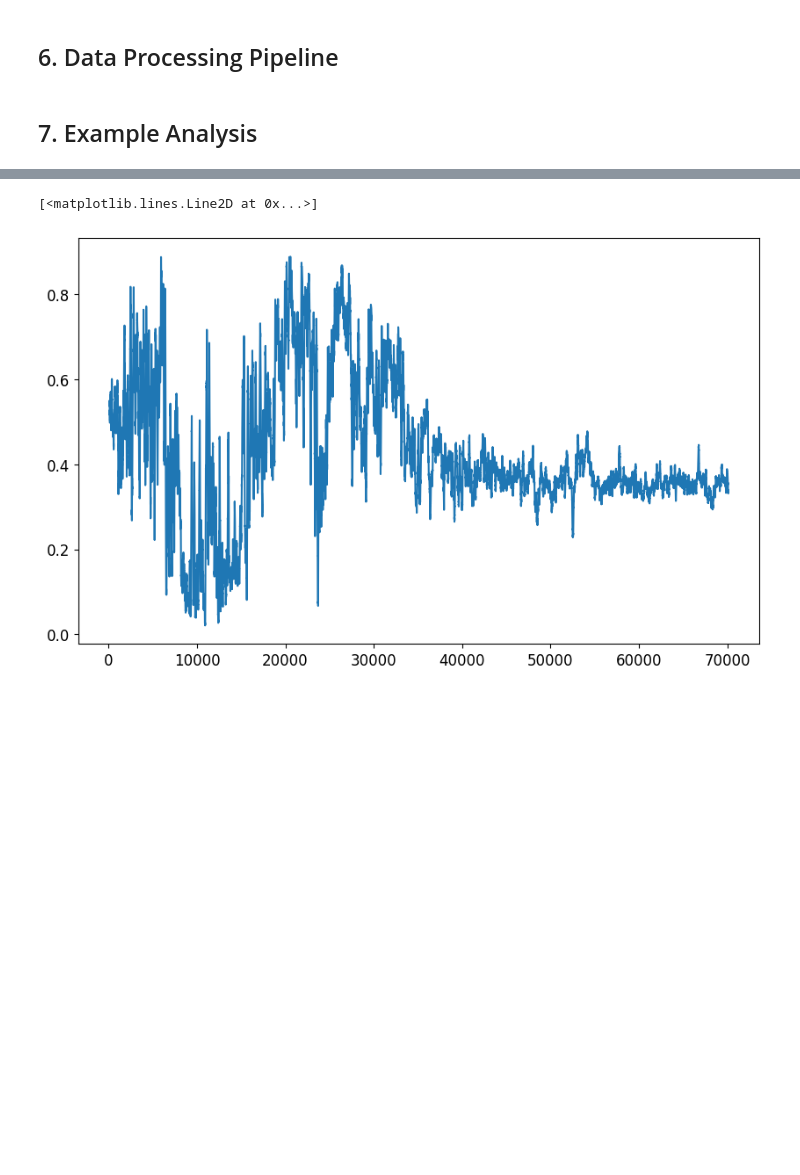
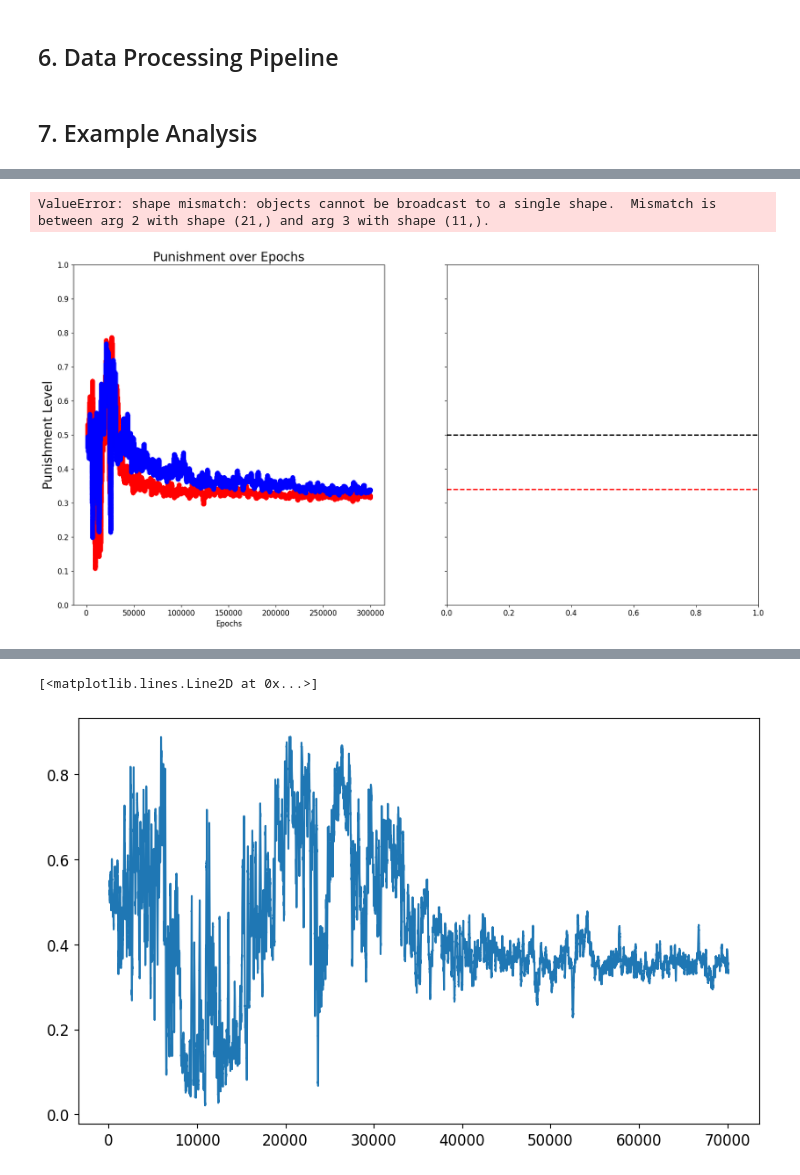
Before and after one commit to social-ai-uoft/sorrel, a Jupyter notebook: sorrel/examples/state_punishment/analysis/analysis.ipynb, the cells around one changed output, grey strips where cells are left out. Cells and saved outputs as stored; diff of their text form; code cells hidden in the pictures; blank space fills up the shorter version.

```diff
--- a/sorrel/examples/state_punishment/analysis/analysis.ipynb
+++ b/sorrel/examples/state_punishment/analysis/analysis.ipynb
@@ -478,3 +510,58 @@ print(f"Coefficients: {regression_results['coefficients']}")
+# %%
+# plot 2 subplots: on the left, the average punishment over time, with x axis as time, y axis as average punishment; one the right, sharing the same y axis, with x axis being reward values (barh)
+
+import matplotlib.pyplot as plt
+
+folders = os.listdir('res')
+
+# Example data
+punishment_levels = pd.read_csv('res/collective_harm_state_punishment_respawn_0.005_vision_4_map_10_composite_views_False_multi_env_True__3agents_20250924-001840/Global_average_punishment_level_data.csv')['Value']
+punishment_levels = punishment_levels.rolling(window=1000).mean()
+epochs = list(range(len(punishment_levels)))
+rewards = []
+for i in range(11):
+    i *= 0.1
+    i = round(i, 1)
+    has_f = False
+    for idx, f in enumerate(folders):
+        if f'punish{i}' in f:
+            reward = pd.read_csv(f'res/{f}/Mean_mean_individual_score_data.csv')['Value'][-1000:].mean()
+            rewards.append(reward)
+            has_f = True
+    if not has_f:
+        rewards.append(0)
+
+punishment_levels2 = pd.read_csv('res/collective_harm_state_punishment_respawn_0.005_vision_4_map_10_composite_views_False_multi_env_True__2agents_20250923-143956/Global_average_punishment_level_data.csv')['Value']
+punishment_levels2 = punishment_levels2.rolling(window=1000).mean()
+epochs2 = list(range(len(punishment_levels2)))
+
+# Create subplots: 1 row, 2 columns, share y-axis
+fig, (ax1, ax2) = plt.subplots(1, 2, sharey=True, figsize=(20, 10))
+ax1.plot(epochs2, punishment_levels2, marker='o', color="red")
+# Left subplot: line plot (Epochs vs Punishment)
+ax1.plot(epochs, punishment_levels, marker='o', color="blue")
+ticks = np.arange(0, 1.1, 0.1)
+ax1.set_yticks(ticks)
+ax1.set_yticklabels([f"{tick:.1f}" for tick in ticks])
+ax1.set_xlabel("Epochs")
+ax1.set_ylabel("Punishment Level", fontsize=20)
+ax1.set_title("Punishment over Epochs", fontsize=20)
+
+ax2.axhline(np.mean(punishment_levels[-20000:]), color='red', linestyle='--', linewidth=2, label='Mean punishment over last 20k epochs')
+ax2.axhline(np.argmax(rewards)*0.1, color='black', linestyle='--', linewidth=2, label='Best punishment level')
+# Right subplot: bar plot (Reward vs Punishment)
+ax2.barh(ticks, rewards, alpha=0.7, height=0.06)
+ax2.plot(rewards, ticks, alpha=0.7, linewidth=4, marker='o', color="grey")
+ax2.set_xlabel("Reward Value", fontsize=20)
+ax2.set_title("Reward by punishment (level 0.9 not collected)", fontsize=20)
+ax2.set_xlim(-10, 10)
+ax2.legend()
+# Adjust layout
+plt.tight_layout()
+plt.show()
+# %% [output]
+ValueError: shape mismatch: objects cannot be broadcast to a single shape.  Mismatch is between arg 2 with shape (21,) and arg 3 with shape (11,).
+[figure, added]
 # %%
 # plot 2 subplots: on the left, the average punishment over time, with x axis as time, y axis as average punishment; one the right, sharing the same y axis, with x axis being reward values (barh)
 
```
Also changed, not shown: parts of 3 cells of this notebook, 4 other files.
